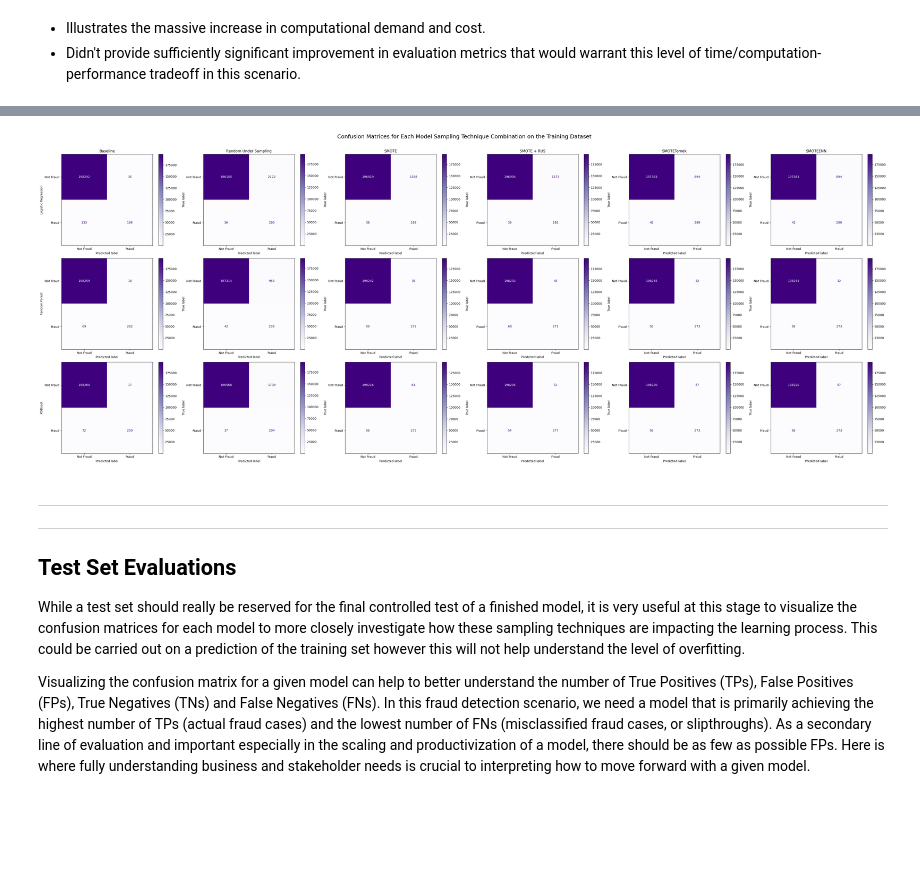
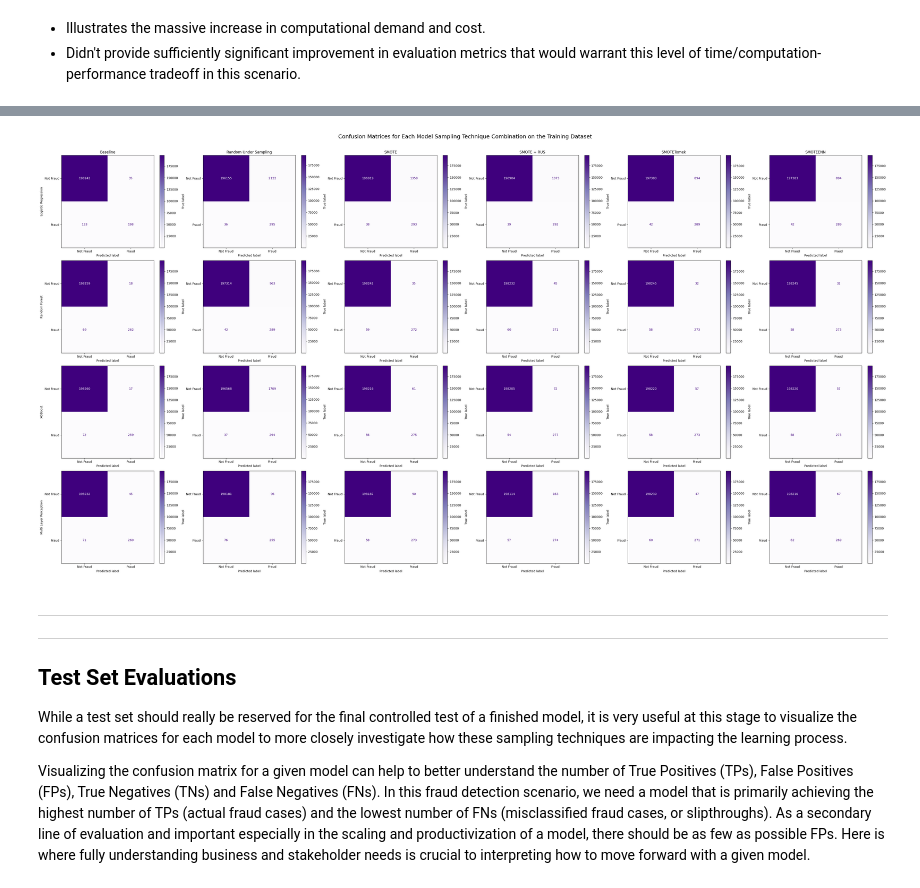
Before and after one commit to mailliwJ/FraudDetection, a Jupyter notebook: notebooks/2_sampling_trials.ipynb, the cells around one changed output, grey strips where cells are left out. Saved outputs shown, nothing was run; the diff lists cells and outputs as text; code cells hidden in the pictures; blank space fills up the shorter version.

```diff
--- a/notebooks/2_sampling_trials.ipynb
+++ b/notebooks/2_sampling_trials.ipynb
@@ -81,15 +103,8 @@ data['Class'] = data['Class'].astype('bool')
 # %% [markdown]
 #### 2. Train, Test Split
 # %%
-train, test = train_test_split(data, test_size=0.3, stratify=data['Class'], random_state=13)
+target = 'Class'
+
+X_train, X_test, y_train, y_test = train_test_split(data.drop(target,axis=1), data[target], test_size=0.3, stratify=data[target], random_state=42)
 # %% [markdown]
 #### 3. Define Target & X, y Pairs
-# %%
-target = 'Class'
-
-X_train, y_train = train.drop(target, axis=1), train[target]
-X_test, y_test = test.drop(target, axis=1), test[target]
-
-# Had to retrospectively cast y_train and test as int for SMOTEENN to work in evaluations.
-y_train = y_train.astype(int)
-y_test = y_test.astype(int)
@@ -102,14 +219,13 @@ This projects is an investigation of some of SKLearn's built in oversampling and
 # %%
-lr = LogisticRegression(max_iter=1000)
-rf = RandomForestClassifier(random_state=13)
-xgb = XGBClassifier(objective='binary:logistic', random_state=13)
-
+# Make an algorithms dictionary
 algorithms = {
     'Logistic Regression': lr,
     'Random Forest': rf,
-    'XGBoost': xgb
+    'XGBoost': xgb,
+    'Multi Layer Perceptron': mlp_clf
     }
 
+# Make a dictionary of scorers compatible with cross_validate
 scorers = {
     "Recall": make_scorer(recall_score, average="binary"),
     "Precision": make_scorer(precision_score, average="binary"),
@@ -118,7 +234,8 @@ scorers = {
     "ROC-AUC": make_scorer(roc_auc_score, response_method='predict')
 }
 
-preprocessor_v1 = ColumnTransformer(transformers=[('drop_cols', 'drop', ['Time', 'Amount'])], remainder='passthrough', force_int_remainder_cols=True)
+# Define a basic preprocessor
+preprocessor_v1 = ColumnTransformer(transformers=[('drop_cols', 'drop', ['Time', 'Amount'])], remainder='passthrough', force_int_remainder_cols=False)
 # %%
 def cross_validate_models(X, y, algorithms={}, pipe_steps=[], preprocessor='v1', cv=5, scorers=None, return_cm=False):
     """
@@ -261,12 +389,6 @@ The following section aims to trial some of ImbalancedLearn's built-in undersamp
 
 Due to computational and time constraints, only the best performing sampling strategy and classifier combination will then move onto the next phase of model devlopment which will include a hyperparameter gridsearch of both the sampling strategy and classifier hyperparameters. In a near perfect scenario with greater resources in both time and computational power, this grid search could be performed for all sampling strategy and classifier combinations.
 # %%
-algorithms = {
-    'Logistic Regression': lr,
-    'Random Forest': rf,
-    'XGBoost': xgb
-    }
-
 rus = RandomUnderSampler(sampling_strategy=0.3, random_state=13)
 smote = SMOTE(sampling_strategy=0.3, random_state=13)
 
@@ -280,8 +402,6 @@ smotetl = SMOTETomek(sampling_strategy=0.3, random_state=13, smote=smote2, tomek
 enn = EditedNearestNeighbours(sampling_strategy='majority', n_neighbors=3, kind_sel='mode')
 smoteenn = SMOTEENN(sampling_strategy=0.3, random_state=13, smote=smote2, enn=enn, n_jobs=-1)
 
-nm = NearMiss(sampling_strategy=0.7, version=1, n_neighbors=3)
-
 pipelines = {
     'No Sampling': [],
     'RUS': [('rus', rus)],
@@ -527,12 +727,13 @@ train_scores_df.sort_values(by='Recall', ascending=False)
 # %%
-train_cms = plot_confusion_matrices(train_cms, model_names=['Logistic Regression','Random Forest','XGBoost'])
+train_cms = plot_confusion_matrices(train_cms, model_names=['Logistic Regression','Random Forest','XGBoost','Multi Layer Perceptron'])
+train_cms.savefig('../imgs/figs/train_cms.svg', bbox_inches='tight')
 # %% [output]
-[figure, old version]
+[figure, new version]
 # %% [markdown]
 ---
 ---
 ## Test Set Evaluations
-While a test set should really be reserved for the final controlled test of a finished model, it is very useful at this stage to visualize the confusion matrices for each model to more closely investigate how these sampling techniques are impacting the learning process. This could be carried out on a prediction of the training set however this will not help understand the level of overfitting.
+While a test set should really be reserved for the final controlled test of a finished model, it is very useful at this stage to visualize the confusion matrices for each model to more closely investigate how these sampling techniques are impacting the learning process.
 
 Visualizing the confusion matrix for a given model can help to better understand the number of True Positives (TPs), False Positives (FPs), True Negatives (TNs) and False Negatives (FNs). In this fraud detection scenario, we need a model that is primarily achieving the highest number of TPs (actual fraud cases) and the lowest number of FNs (misclassified fraud cases, or slipthroughs). As a secondary line of evaluation and important especially in the scaling and productivization of a model, there should be as few as possible FPs. Here is where fully understanding business and stakeholder needs is crucial to interpreting how to move forward with a given model.
 # %%
```
Also changed, not shown: parts of 67 cells of this notebook, 7 other files.
